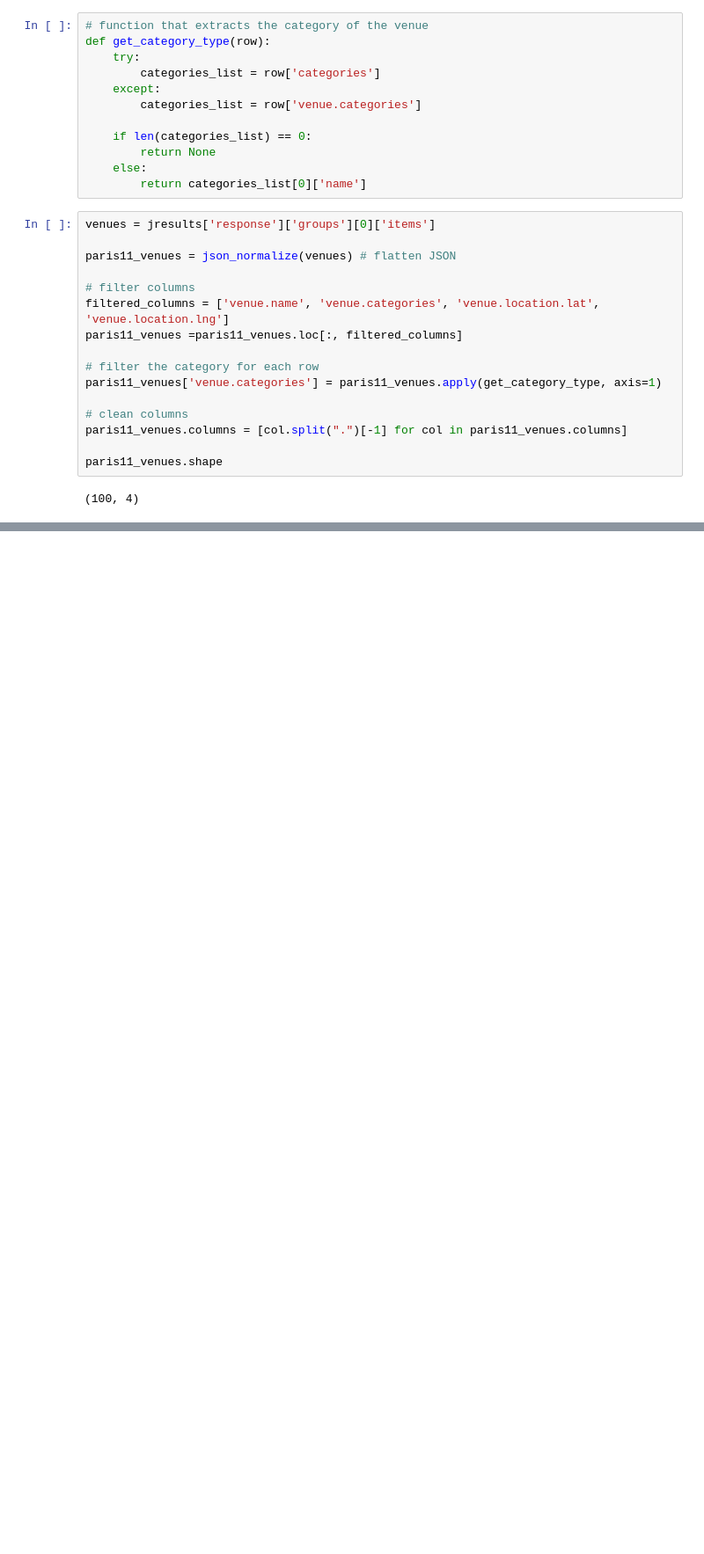
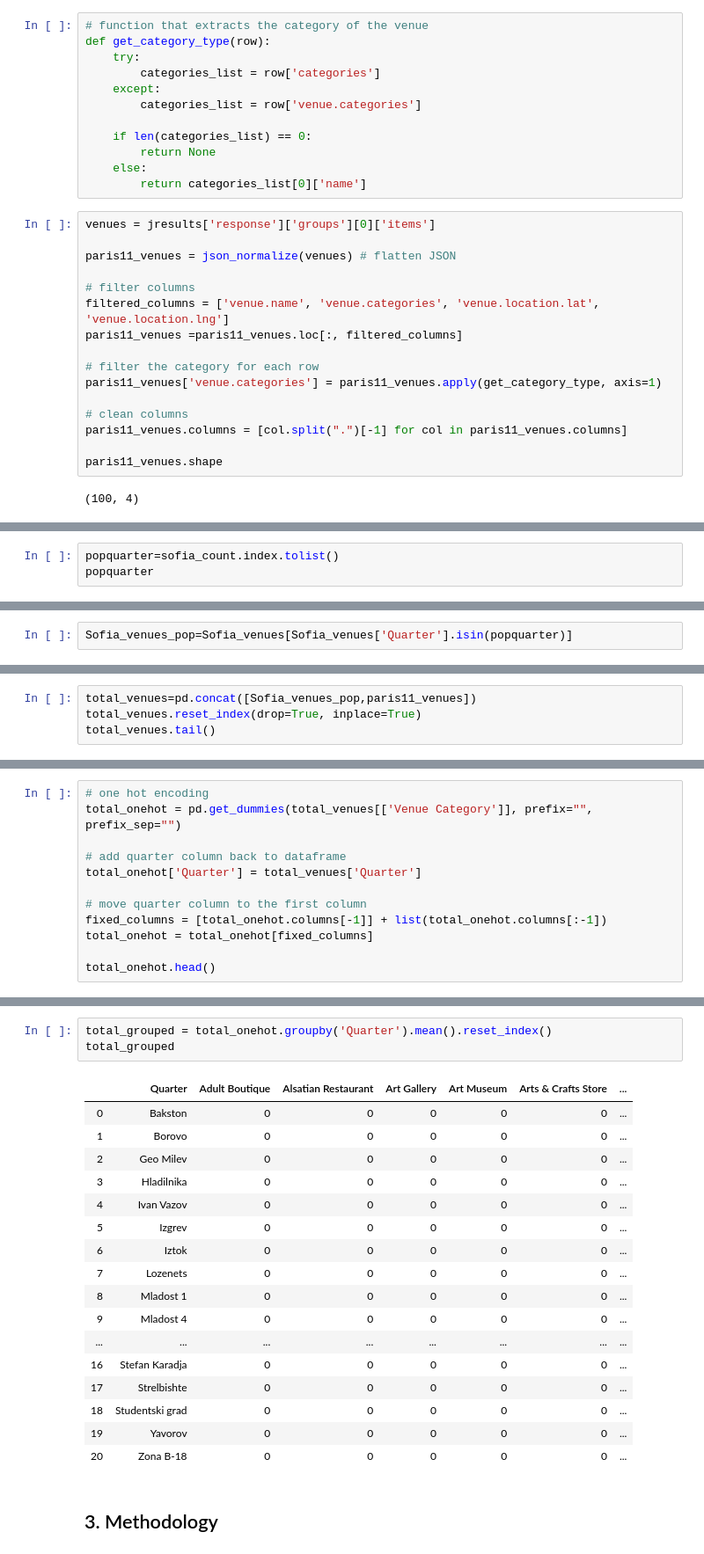
Before and after one commit to audreyooo/ibm-datascience-project, a Jupyter notebook: IBM_Project_Sofia_Paris_Venues.ipynb, the cells around one changed output, grey strips where cells are left out. Shown: that part at 88% size. Cells and saved outputs as stored; diff of their text form; blank space fills up the shorter version.

```diff
--- a/IBM_Project_Sofia_Paris_Venues.ipynb
+++ b/IBM_Project_Sofia_Paris_Venues.ipynb
@@ -401,0 +465,3 @@ paris11_venues.head()
+# %%
+popquarter=sofia_count.index.tolist()
+popquarter
@@ -401,0 +495,2 @@ paris11_venues.head()
+# %%
+Sofia_venues_pop=Sofia_venues[Sofia_venues['Quarter'].isin(popquarter)]
@@ -401,0 +499,4 @@ paris11_venues.head()
+# %%
+total_venues=pd.concat([Sofia_venues_pop,paris11_venues])
+total_venues.reset_index(drop=True, inplace=True)
+total_venues.tail()
@@ -401,0 +512,12 @@ paris11_venues.head()
+# %%
+# one hot encoding
+total_onehot = pd.get_dummies(total_venues[['Venue Category']], prefix="", prefix_sep="")
+
+# add quarter column back to dataframe
+total_onehot['Quarter'] = total_venues['Quarter']
+
+# move quarter column to the first column
+fixed_columns = [total_onehot.columns[-1]] + list(total_onehot.columns[:-1])
+total_onehot = total_onehot[fixed_columns]
+
+total_onehot.head()
@@ -401,0 +531,23 @@ paris11_venues.head()
+# %%
+total_grouped = total_onehot.groupby('Quarter').mean().reset_index()
+total_grouped
+# %% [output]
+|  | Quarter | Adult Boutique | Alsatian Restaurant | Art Gallery | Art Museum | Arts & Crafts Store | ... |
+| 0 | Bakston | 0 | 0 | 0 | 0 | 0 | ... |
+| 1 | Borovo | 0 | 0 | 0 | 0 | 0 | ... |
+| 2 | Geo Milev | 0 | 0 | 0 | 0 | 0 | ... |
+| 3 | Hladilnika | 0 | 0 | 0 | 0 | 0 | ... |
+| 4 | Ivan Vazov | 0 | 0 | 0 | 0 | 0 | ... |
+| 5 | Izgrev | 0 | 0 | 0 | 0 | 0 | ... |
+| 6 | Iztok | 0 | 0 | 0 | 0 | 0 | ... |
+| 7 | Lozenets | 0 | 0 | 0 | 0 | 0 | ... |
+| 8 | Mladost 1 | 0 | 0 | 0 | 0 | 0 | ... |
+| 9 | Mladost 4 | 0 | 0 | 0 | 0 | 0 | ... |
+| ... | ... | ... | ... | ... | ... | ... | ... |
+| 16 | Stefan Karadja | 0 | 0 | 0 | 0 | 0 | ... |
+| 17 | Strelbishte | 0 | 0 | 0 | 0 | 0 | ... |
+| 18 | Studentski grad | 0 | 0 | 0 | 0 | 0 | ... |
+| 19 | Yavorov | 0 | 0 | 0 | 0 | 0 | ... |
+| 20 | Zona B-18 | 0 | 0 | 0 | 0 | 0 | ... |
+# %% [markdown]
+## 3. Methodology <a name="methodology"></a>
```
Also changed, not shown: parts of 46 cells of this notebook.
